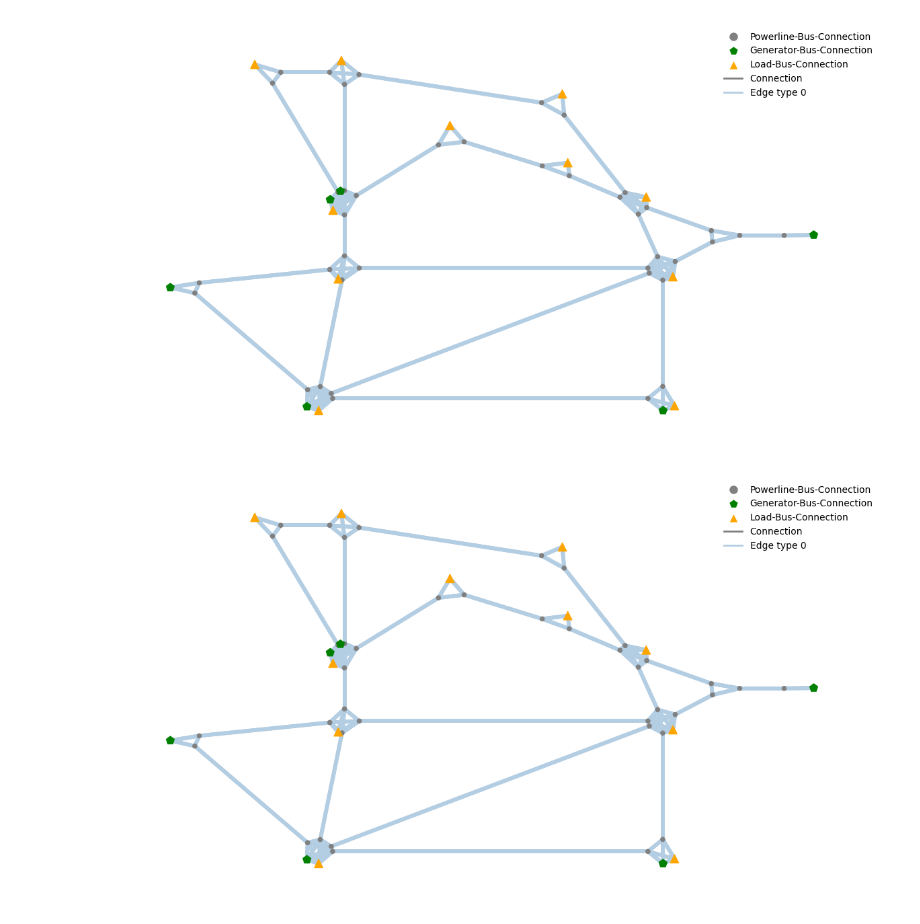
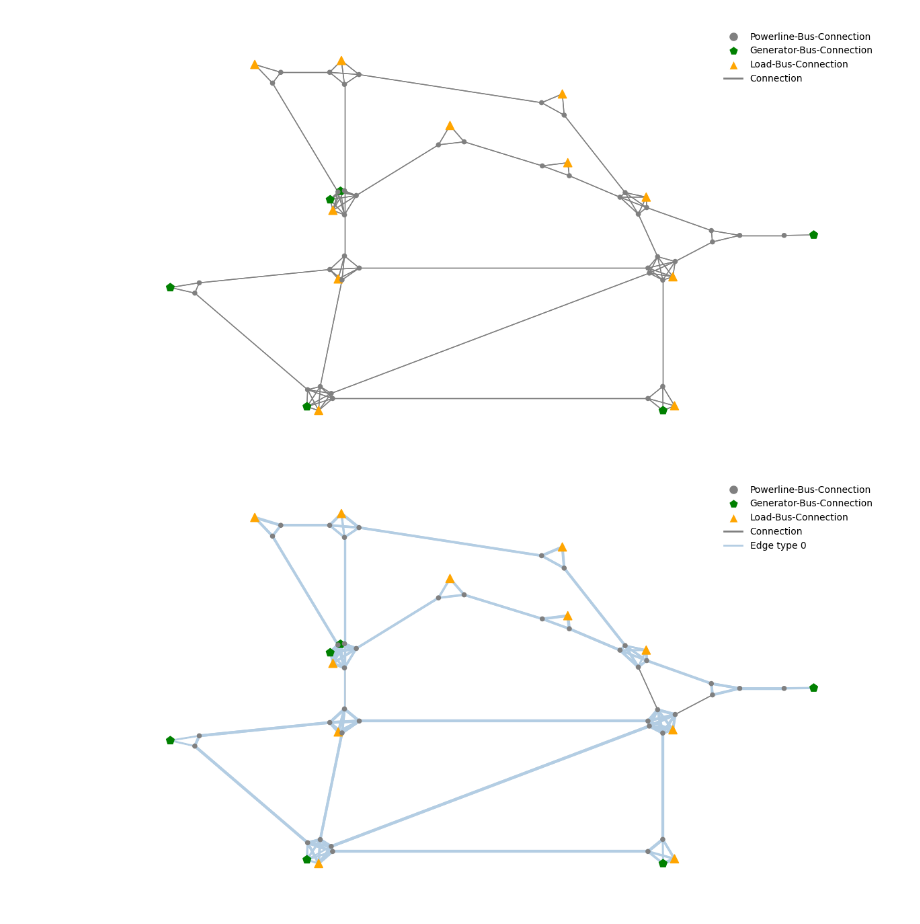
Before and after one commit to HansDampf37/NRI-for-explainable-RL-in-Power-Grids, a Jupyter notebook: visualization/graphormer_vs_nri_encoder_prior_approx.ipynb, the cells around one changed output. Cells and saved outputs as stored; diff of their text form; code cells hidden in the pictures.

```diff
--- a/visualization/graphormer_vs_nri_encoder_prior_approx.ipynb
+++ b/visualization/graphormer_vs_nri_encoder_prior_approx.ipynb
@@ -15,22 +15,27 @@ from nri.agent.pretrain_encoder import train
 from visualization import PlottingArgs, visualize_graph
 from visualization import get_node_styles
 # %%
-env = G2OpGymEnv(
-    obs_space_creation=lambda e: BusConnectivityGraphObsSpace(e.observation_space, normalization_boundaries={
-        "active_power_forecast": [-122.4, 116.666],
-        "active_power": [-122.4, 116.666],
-        "reactive_power_forecast": [-85.7, 107.228],
-        "reactive_power": [-85.7, 107.228],
-        "voltage": [-142.1, 142.1],
-        "voltage_angle": [-14.212, 1.246],
-        "current": [0, 1512],
-        "rho": [0, 1]
-    }))
+def get_env():
+    return G2OpGymEnv(
+        obs_space_creation=lambda e: BusConnectivityGraphObsSpace(e.observation_space, normalization_boundaries={
+            "active_power_forecast": [-122.4, 116.666],
+            "active_power": [-122.4, 116.666],
+            "reactive_power_forecast": [-85.7, 107.228],
+            "reactive_power": [-85.7, 107.228],
+            "voltage": [-142.1, 142.1],
+            "voltage_angle": [-14.212, 1.246],
+            "current": [0, 1512],
+            "rho": [0, 1]
+        }))
+
+
 eps = 0.0000001
 prior_for_graph_edges = 0.9
 ds_size = 1000
 
 # create prior and dataset
+env = get_env()
 prior = prior_from_env(prior_for_graph_edges, env)
 ds: GraphDataset = create_dataset(env, prior, ds_size)
+ds_test: GraphDataset = create_dataset(get_env(), prior, ds_size)
 # %% [output]
@@ -39,5 +62,5 @@ ds: GraphDataset = create_dataset(env, prior, ds_size)
 # %%
-graphormer_encoder = GraphormerNRIEncoder(x_dim=env.observation_space.x_dim, hidden_dim=16, num_edge_types=2, max_degree=7, max_path_distance=9)
+graphormer_encoder = GraphormerNRIEncoder(x_dim=env.observation_space.x_dim, hidden_dim=16, num_layers=1, num_edge_types=2, max_degree=7, max_path_distance=9)
 nri_encoder = Encoder(x_dim=env.observation_space.x_dim, hidden_dim=16, num_edge_types=2, dropout_prob=0.0)
 
 results = {
@@ -52,5 +75,5 @@ encoders = {
 
 for name, encoder in encoders.items():
     start = time.time()
-    results[name]["loss"] = train(encoder, ds, num_epochs=50)
+    results[name]["loss"] = train(encoder, ds, num_epochs=2, evaluate_every_k_epochs=50)
     results[name]["time"] = (time.time() - start)
@@ -113,24 +136,24 @@ Graphormer encoder is able to approximate the prior equally well as the NRI Enco
 # %%
-sample = ds.get(0)
+sample = ds_test.get(0)
 gumbel = GumbelSoftmax()
 
 x = sample.x
 powerline_edge_index = sample.edge_index
 
 for enc in [graphormer_encoder, nri_encoder]:
     encoder_logits: Tensor = enc.forward(x=x, powerline_edge_index=powerline_edge_index) # [E, K]
     p_z_given_x: Tensor = F.softmax(encoder_logits, dim=-1).detach().cpu().numpy() # [E, K]
     p_one_hot: Tensor = gumbel.forward(x=encoder_logits).detach().cpu().numpy() # [E, K]
 
     plotting_args = PlottingArgs(
         env.observation_space.num_nodes,
         get_node_styles(env._g2op_env, env.observation_space.__class__),
         powerline_edge_index=powerline_edge_index,
         latent_edge_probs=p_z_given_x,
     )
     visualize_graph(plotting_args)
 # %% [output]
-[figure, old version]
+[figure, new version]
 [figure]
 # %%
 loss_curves_per_run = []
```
Also changed, not shown: parts of 6 cells of this notebook, 2 other files.
